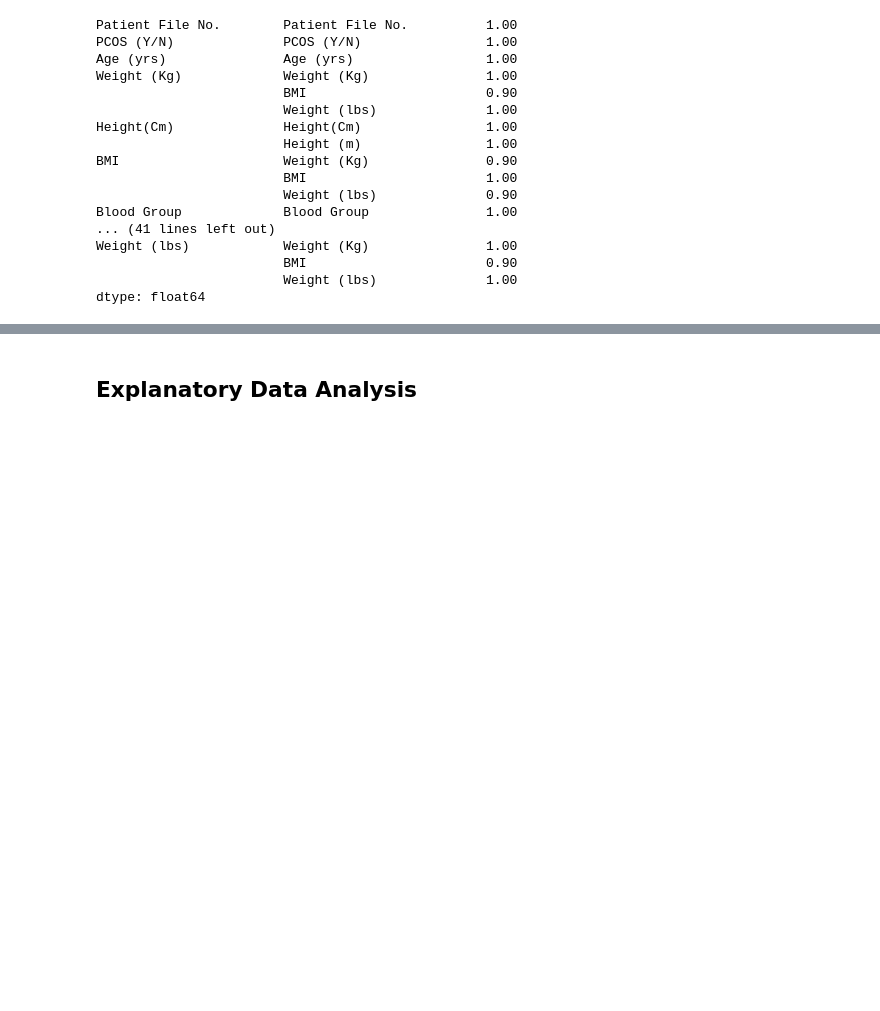
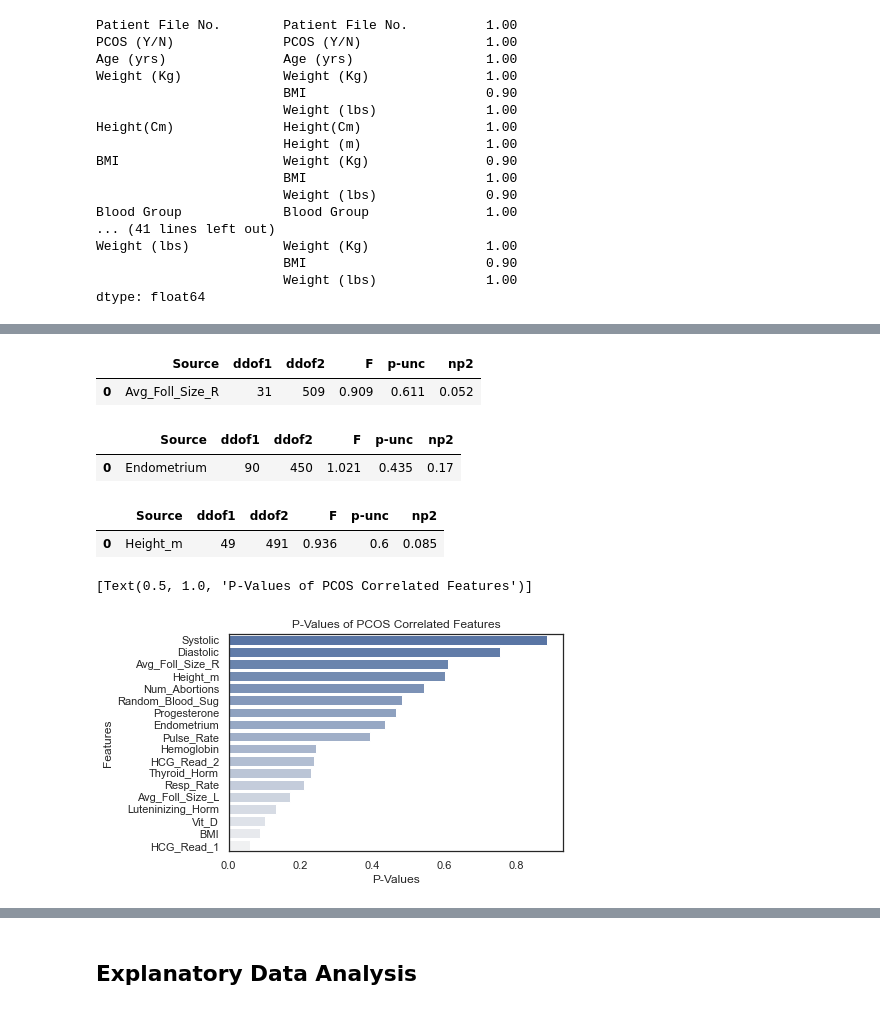
Before and after one commit to powellsarahbeth/PCOS_EDA, a Jupyter notebook: PCOS_Analysis.ipynb, the cells around one changed output, grey strips where cells are left out. Cells and saved outputs as stored; diff of their text form; code cells hidden in the pictures; blank space fills up the shorter version.

```diff
--- a/PCOS_Analysis.ipynb
+++ b/PCOS_Analysis.ipynb
@@ -531,0 +654,33 @@ pg.anova(dv = 'PCOS', between = ['Age', 'Pulse_Rate', 'Resp_Rate'], data = PCOS_
+# %%
+pg.anova(dv = 'PCOS', between = ['Avg_Foll_Size_R'], data = PCOS_woinf_ANOVA).round(3)
+#0.611 > 0.05, retain H0. Avg follicle size in the right ovary is correlated with a PCOS diagnosis.
+# %% [output]
+|  | Source | ddof1 | ddof2 | F | p-unc | np2 |
+| 0 | Avg_Foll_Size_R | 31 | 509 | 0.909 | 0.611 | 0.052 |
+# %%
+pg.anova(dv = 'PCOS', between = ['Endometrium'], data = PCOS_woinf_ANOVA).round(3)
+#0.435 > 0.05, retain H0. Endometrium lining measurement is correlated with a PCOS diagnosis.
+# %% [output]
+|  | Source | ddof1 | ddof2 | F | p-unc | np2 |
+| 0 | Endometrium | 90 | 450 | 1.021 | 0.435 | 0.17 |
+# %%
+pg.anova(dv = 'PCOS', between = ['Height_m'], data = PCOS_woinf_ANOVA).round(3)
+#0.6 > 0.05, retain H0. Height is correlated with a PCOS diagnosis.
+# %% [output]
+|  | Source | ddof1 | ddof2 | F | p-unc | np2 |
+| 0 | Height_m | 49 | 491 | 0.936 | 0.6 | 0.085 |
+# %%
+corr_pvals = { 'Features': ['BMI', 'Pulse_Rate', 'Resp_Rate', 'Hemoglobin', 'Num_Abortions',
+                          'HCG_Read_1', 'HCG_Read_2', 'Luteninizing_Horm','Thyroid_Horm', 'Vit_D','Progesterone',
+                          'Random_Blood_Sug', 'Systolic', 'Diastolic', 'Avg_Foll_Size_L', 'Avg_Foll_Size_R',
+                          'Endometrium', 'Height_m'],
+            'P-Values': [0.086, 0.393, 0.21, 0.243, 0.544, 0.059,
+                        0.238, 0.133, 0.23, 0.1, 0.466, 0.483, 0.886, 0.754, 0.17, 0.611, 0.435, 0.6]}
+# %%
+corr_pvals_df = pd.DataFrame.from_dict(corr_pvals)
+corr_pvals_df = corr_pvals_df.sort_values(by = 'P-Values', ascending = False)
+# %%
+sns.barplot(x = "P-Values", y = "Features", data = corr_pvals_df, orient = "h", palette = "light:b_r").set(title = 'P-Values of PCOS Correlated Features')
+# %% [output]
+[Text(0.5, 1.0, 'P-Values of PCOS Correlated Features')]
+[figure, added]
```
Also changed, not shown: parts of 59 cells of this notebook.
